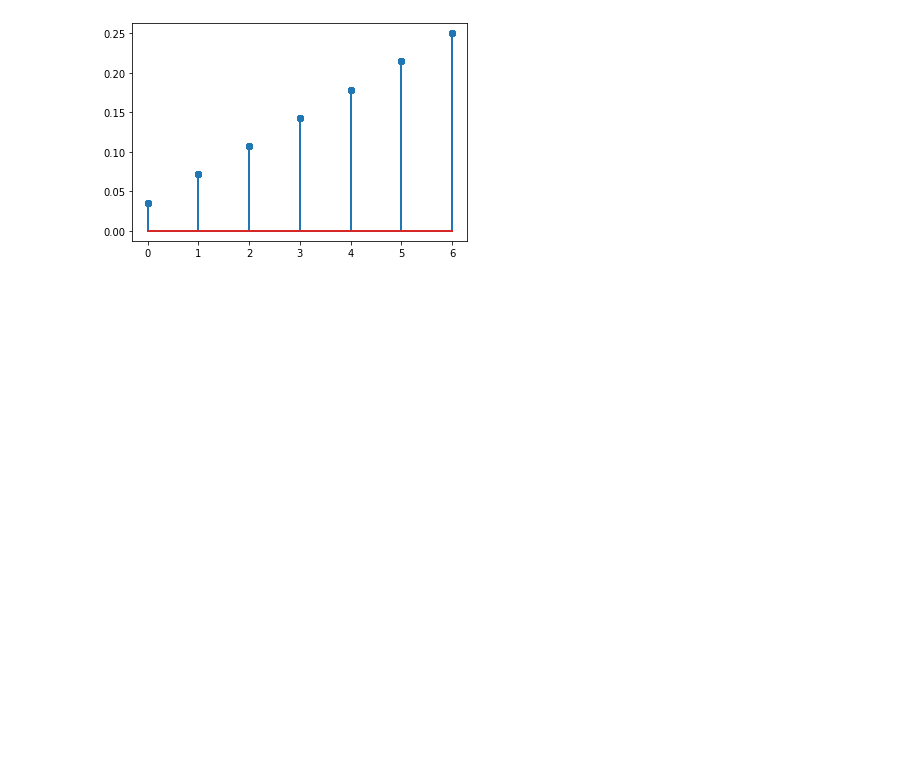
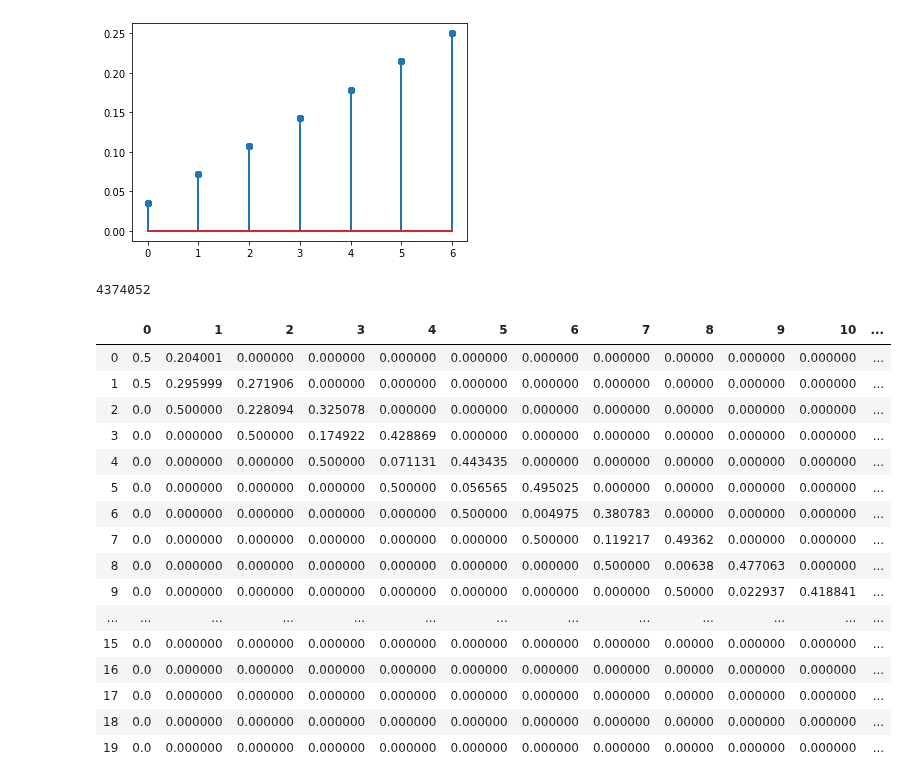
Before and after one commit to maxdevblock/covid-19-italy, a Jupyter notebook: OLD/accadere/matrix.ipynb, the cells around one changed output. Drawn from its saved outputs; the diff is of its cells as text; code cells hidden in the pictures; blank space fills up the shorter version.

```diff
--- a/OLD/accadere/matrix.ipynb
+++ b/OLD/accadere/matrix.ipynb
@@ -317,0 +339,4 @@ for x in range(7):
+# %%
+regioni[list(regioni.keys())[0]]
+# %% [output]
+4374052
@@ -317,0 +362,20 @@ for x in range(7):
+# %%
+pd.DataFrame(trans_reg)
+# %% [output]
+|  | 0 | 1 | 2 | 3 | 4 | 5 | 6 | 7 | 8 | 9 | 10 | ... |
+| 0 | 0.5 | 0.204001 | 0.000000 | 0.000000 | 0.000000 | 0.000000 | 0.000000 | 0.000000 | 0.00000 | 0.000000 | 0.000000 | ... |
+| 1 | 0.5 | 0.295999 | 0.271906 | 0.000000 | 0.000000 | 0.000000 | 0.000000 | 0.000000 | 0.00000 | 0.000000 | 0.000000 | ... |
+| 2 | 0.0 | 0.500000 | 0.228094 | 0.325078 | 0.000000 | 0.000000 | 0.000000 | 0.000000 | 0.00000 | 0.000000 | 0.000000 | ... |
+| 3 | 0.0 | 0.000000 | 0.500000 | 0.174922 | 0.428869 | 0.000000 | 0.000000 | 0.000000 | 0.00000 | 0.000000 | 0.000000 | ... |
+| 4 | 0.0 | 0.000000 | 0.000000 | 0.500000 | 0.071131 | 0.443435 | 0.000000 | 0.000000 | 0.00000 | 0.000000 | 0.000000 | ... |
+| 5 | 0.0 | 0.000000 | 0.000000 | 0.000000 | 0.500000 | 0.056565 | 0.495025 | 0.000000 | 0.00000 | 0.000000 | 0.000000 | ... |
+| 6 | 0.0 | 0.000000 | 0.000000 | 0.000000 | 0.000000 | 0.500000 | 0.004975 | 0.380783 | 0.00000 | 0.000000 | 0.000000 | ... |
+| 7 | 0.0 | 0.000000 | 0.000000 | 0.000000 | 0.000000 | 0.000000 | 0.500000 | 0.119217 | 0.49362 | 0.000000 | 0.000000 | ... |
+| 8 | 0.0 | 0.000000 | 0.000000 | 0.000000 | 0.000000 | 0.000000 | 0.000000 | 0.500000 | 0.00638 | 0.477063 | 0.000000 | ... |
+| 9 | 0.0 | 0.000000 | 0.000000 | 0.000000 | 0.000000 | 0.000000 | 0.000000 | 0.000000 | 0.50000 | 0.022937 | 0.418841 | ... |
+| ... | ... | ... | ... | ... | ... | ... | ... | ... | ... | ... | ... | ... |
+| 15 | 0.0 | 0.000000 | 0.000000 | 0.000000 | 0.000000 | 0.000000 | 0.000000 | 0.000000 | 0.00000 | 0.000000 | 0.000000 | ... |
+| 16 | 0.0 | 0.000000 | 0.000000 | 0.000000 | 0.000000 | 0.000000 | 0.000000 | 0.000000 | 0.00000 | 0.000000 | 0.000000 | ... |
+| 17 | 0.0 | 0.000000 | 0.000000 | 0.000000 | 0.000000 | 0.000000 | 0.000000 | 0.000000 | 0.00000 | 0.000000 | 0.000000 | ... |
+| 18 | 0.0 | 0.000000 | 0.000000 | 0.000000 | 0.000000 | 0.000000 | 0.000000 | 0.000000 | 0.00000 | 0.000000 | 0.000000 | ... |
+| 19 | 0.0 | 0.000000 | 0.000000 | 0.000000 | 0.000000 | 0.000000 | 0.000000 | 0.000000 | 0.00000 | 0.000000 | 0.000000 | ... |
```
Also changed, not shown: parts of 9 cells of this notebook.
